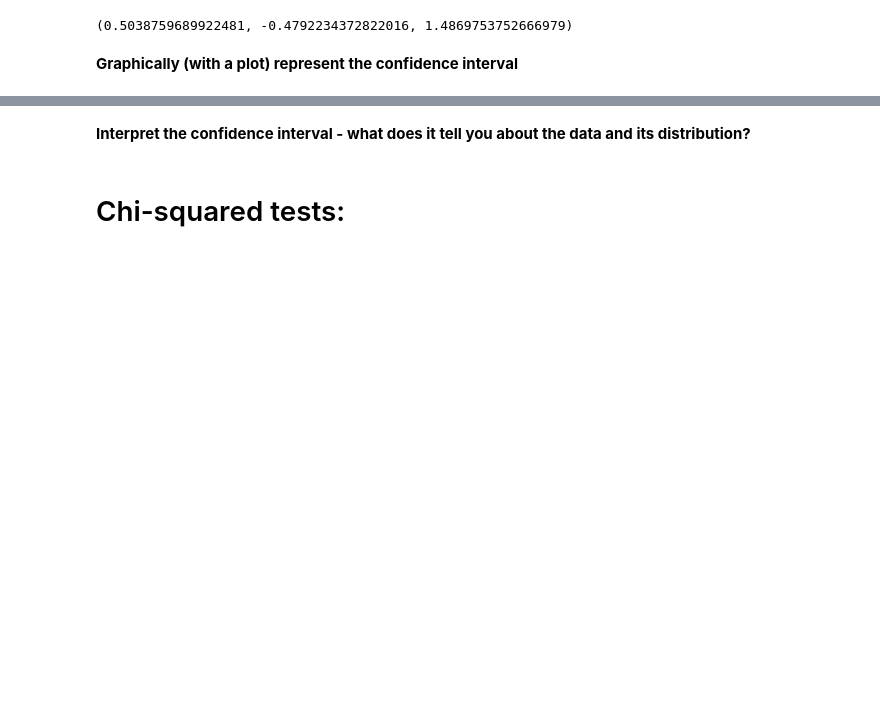
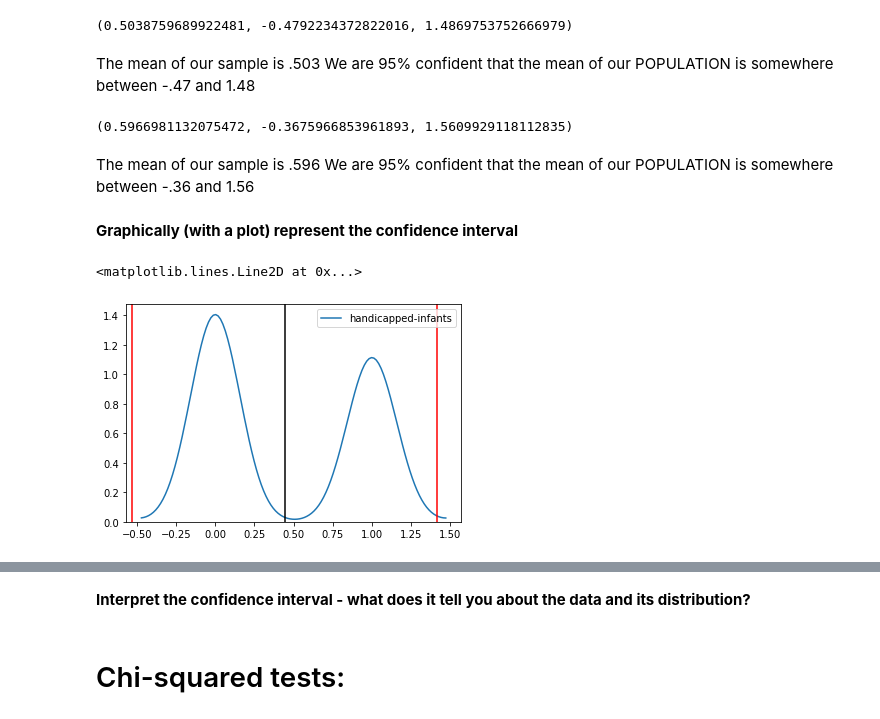
Before and after one commit to lmstephens/DS-Unit-1-Sprint-2-Statistics, a Jupyter notebook: module2/LS_DS_122_Sampling_Confidence_Intervals_and_Hypothesis_Testing_Assignment.ipynb, the cells around one changed output, grey strips where cells are left out. Cells and saved outputs as stored; diff of their text form; code cells hidden in the pictures; blank space fills up the shorter version.

```diff
--- a/module2/LS_DS_122_Sampling_Confidence_Intervals_and_Hypothesis_Testing_Assignment.ipynb
+++ b/module2/LS_DS_122_Sampling_Confidence_Intervals_and_Hypothesis_Testing_Assignment.ipynb
@@ -111,3 +111,7 @@ def confidence_interval(data, confidence=0.95):
   stderr = np.std(data_array, ddof=1/np.sqrt(n))
   moe =stderr * stats.t.ppf((1 + confidence) / 2, n-1) # look up the corresponding tstat
   return (data_mean, data_mean - moe, data_mean + moe)
+# %%
+bill_1 = df['handicapped-infants']
+bill_1_no_nan = bill_1[~np.isnan(bill_1)]
+confidence_interval(bill_1_no_nan)
@@ -117,5 +126,17 @@ bill_2_no_nan = bill_2[~np.isnan(bill_2)]
 confidence_interval(bill_2_no_nan)
 # %% [output]
 (0.5038759689922481, -0.4792234372822016, 1.4869753752666979)
+# %% [markdown]
+The mean of our sample is .503
+We are 95% confident that the mean of our POPULATION is somewhere between -.47 and 1.48
+# %%
+bill_3 = df['budget']
+bill_3_no_nan = bill_3[~np.isnan(bill_3)]
+confidence_interval(bill_3_no_nan)
+# %% [output]
+(0.5966981132075472, -0.3675966853961893, 1.5609929118112835)
+# %% [markdown]
+The mean of our sample is .596
+We are 95% confident that the mean of our POPULATION is somewhere between -.36 and 1.56
 # %% [markdown]
 **Graphically (with a plot) represent the confidence interval**
@@ -121,0 +146,10 @@ confidence_interval(bill_2_no_nan)
+# %%
+# kernel density estimate
+sns.kdeplot(bill_1_no_nan)
+CI = confidence_interval(bill_1_no_nan)
+plt.axvline(x=CI[1], color='r')
+plt.axvline(x=CI[2], color='r')
+plt.axvline(x=CI[0], color='k')
+# %% [output]
+<matplotlib.lines.Line2D at 0x...>
+[figure, added]
```
Also changed, not shown: parts of 5 cells of this notebook.
